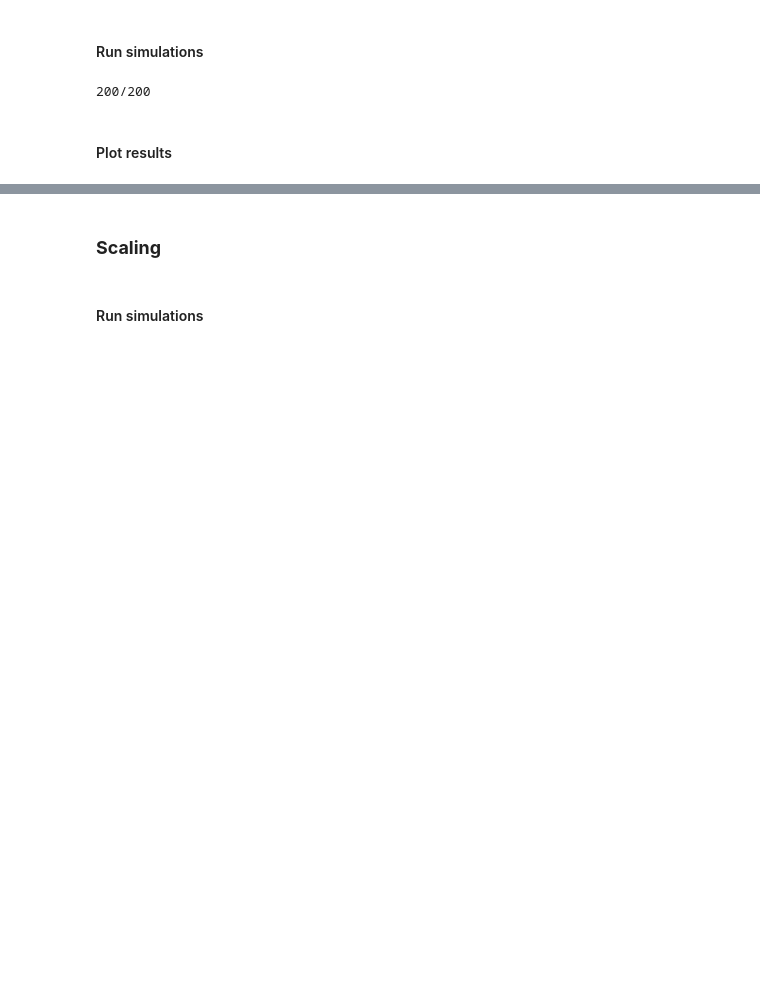
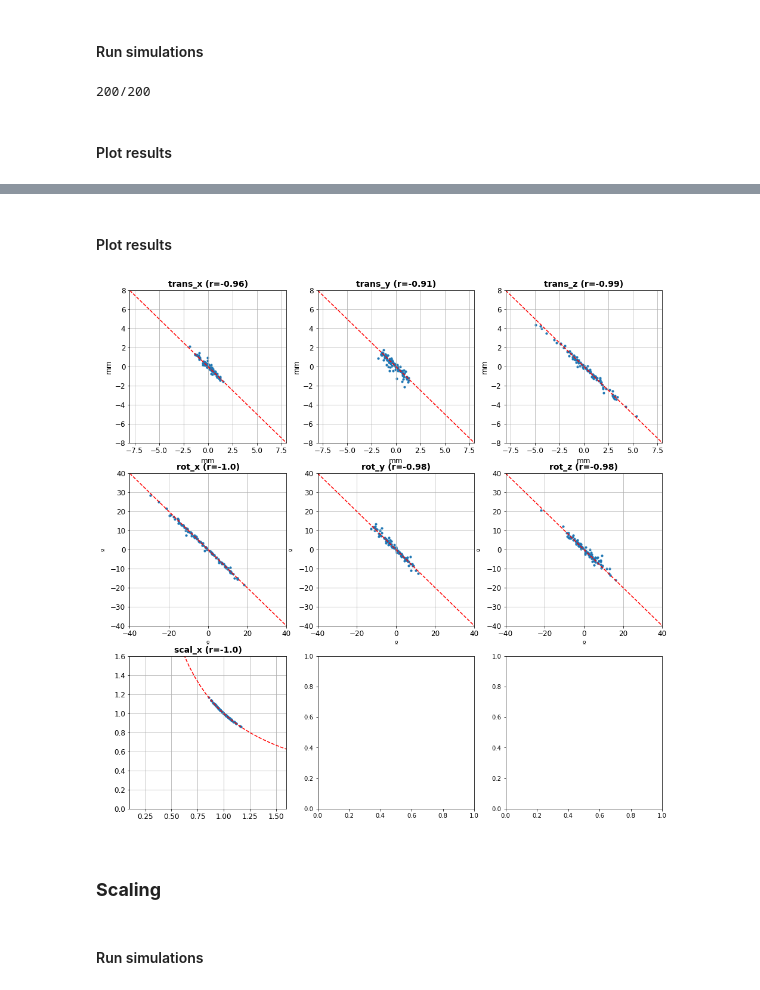
Before and after one commit to drombas/streamlines-gsoc, a Jupyter notebook: code/hslr/slr_symmetry_check.ipynb, the cells around one changed output, grey strips where cells are left out. Saved outputs shown, nothing was run; the diff lists cells and outputs as text; code cells hidden in the pictures; blank space fills up the shorter version.

```diff
--- a/code/hslr/slr_symmetry_check.ipynb
+++ b/code/hslr/slr_symmetry_check.ipynb
@@ -190,3 +243,42 @@ for i, ax in enumerate(axs.reshape(-1)):
+# %% [markdown]
+#### Plot results
+# %%
+fig, axs = plt.subplots(3, 3, figsize=(16, 16))
+for i, ax in enumerate(axs.reshape(-1)):
+    if i>6:
+        continue
+    x1 = X[:, 0, i]
+    x2 = X[:, 1, i]
+
+    r, p = pearsonr(x1, x2)
+    r = np.round(r, 2)
+
+    ax.scatter(x1, x2, 10)
+    if i < 3:
+        xl = 8
+        ax.plot([-xl, xl], [xl, -xl], color='red', linestyle='dashed')
+        ax.set_xlim(-xl, xl)
+        ax.set_ylim(-xl, xl)
+    elif i < 6:
+        xl = 40
+        ax.plot([-xl, xl], [xl, -xl], color='red', linestyle='dashed')
+        ax.set_xlim(-xl, xl)
+        ax.set_ylim(-xl, xl)
+    elif i < 9:
+        xl1 = 0.1
+        xl2 = 1.6
+        xt = np.linspace(xl1, xl2, 30)
+        ax.plot(xt, 1/xt, color='red', linestyle='dashed')
+        ax.set_xlim(xl1, xl2)
+        ax.set_ylim(0, 1.6)
+
+    ax.set_title(f'{names[i]} (r={r})', fontsize=14, fontweight="bold")
+    ax.set_xlabel(units[i], fontsize=12)
+    ax.set_ylabel(units[i], fontsize=12)
+    ax.grid()
+    ax.tick_params(axis='both',which='major',labelsize=12)
+# %% [output]
+[figure, added]
 # %% [markdown]
 ### **Scaling**
 # %% [markdown]
```
Also changed, not shown: parts of 17 cells of this notebook.
